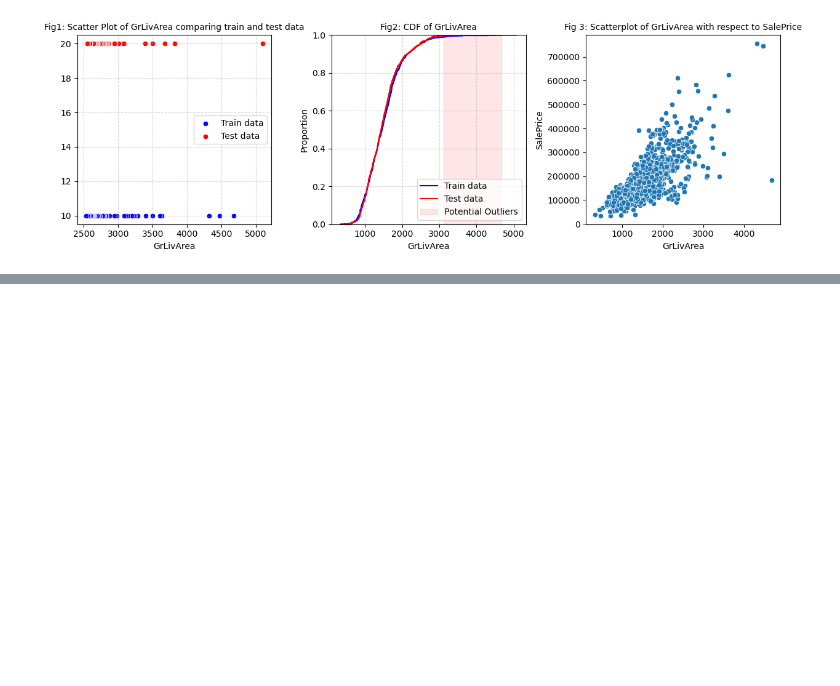
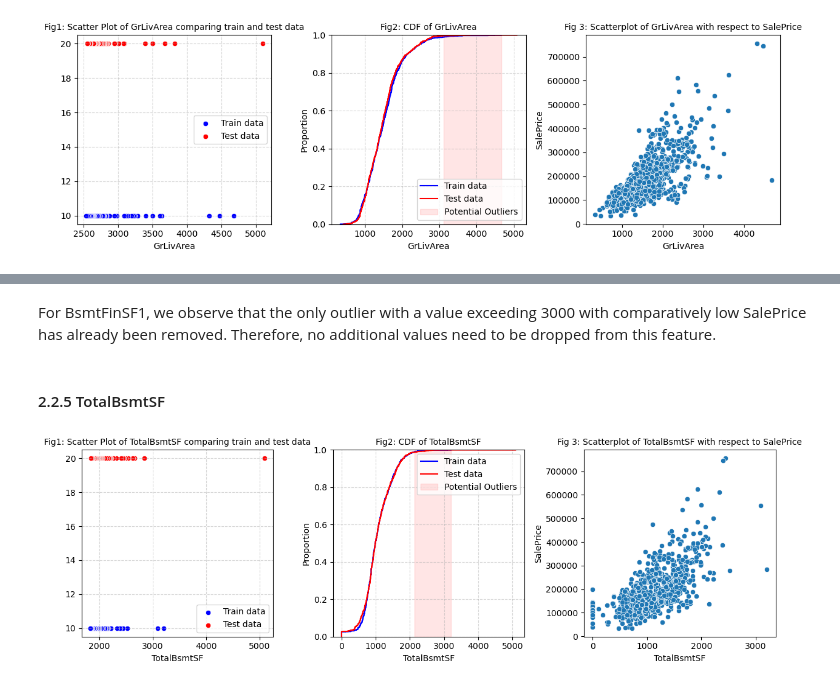
Before and after one commit to boraaktas/COMP4433-Team_Project, a Jupyter notebook: dataset_overview.ipynb, the cells around one changed output, grey strips where cells are left out. Saved outputs shown, nothing was run; the diff lists cells and outputs as text; code cells hidden in the pictures; blank space fills up the shorter version.

```diff
--- a/dataset_overview.ipynb
+++ b/dataset_overview.ipynb
@@ -59,0 +91,3 @@ plt.show()
+# %%
+#FILLING MISSING VALUES IN CATEGORICAL FEATURES WITH 'NaN'
+train_df = fill_with_NaNstring(train_df, get_categorical_features(train_df))
@@ -59,0 +96,12 @@ plt.show()
+# %%
+#HELPING FUNCTIONS
+
+#Function for filling missing values in a feature
+def fill_with(df : pd.DataFrame, feature : str, fill_with = 0):
+    df[feature] = df[feature].fillna(fill_with)
+    return df
+
+#Functions for comparing the values of feature1 and feature2 when feature1 has value NaN
+def compare_NaN_values(feature1, feature2):
+    df = train_df[train_df[feature1].isna() == True]
+    return df[[feature1, feature2]]
@@ -59,0 +139,6 @@ plt.show()
+# %%
+# FILL MasVnrArea WITH 0
+train_df = fill_with(train_df, "MasVnrArea")
+
+#Check if there still is any NaN values (should be False)
+train_df["MasVnrArea"].isna().any()
@@ -60,3 +156,6 @@ plt.show()
+# %%
+# FILL GarageYrBlt WITH 0
+train_df = fill_with(train_df, "GarageYrBlt")
 # %% [markdown]
 ## 2. Visualization of outliers for numerical features
 # %%
@@ -239,0 +322,8 @@ outlier_analysis(train_df, test_df, 'BsmtFinSF1')
+# %% [markdown]
+For BsmtFinSF1, we observe that the only outlier with a value exceeding 3000 with comparatively low SalePrice has already been removed. Therefore, no additional values need to be dropped from this feature.
+# %% [markdown]
+#### 2.2.5 TotalBsmtSF
+# %%
+outlier_analysis(train_df, test_df, 'TotalBsmtSF')
+# %% [output]
+[figure, added]
```
Also changed, not shown: parts of 33 cells of this notebook.
